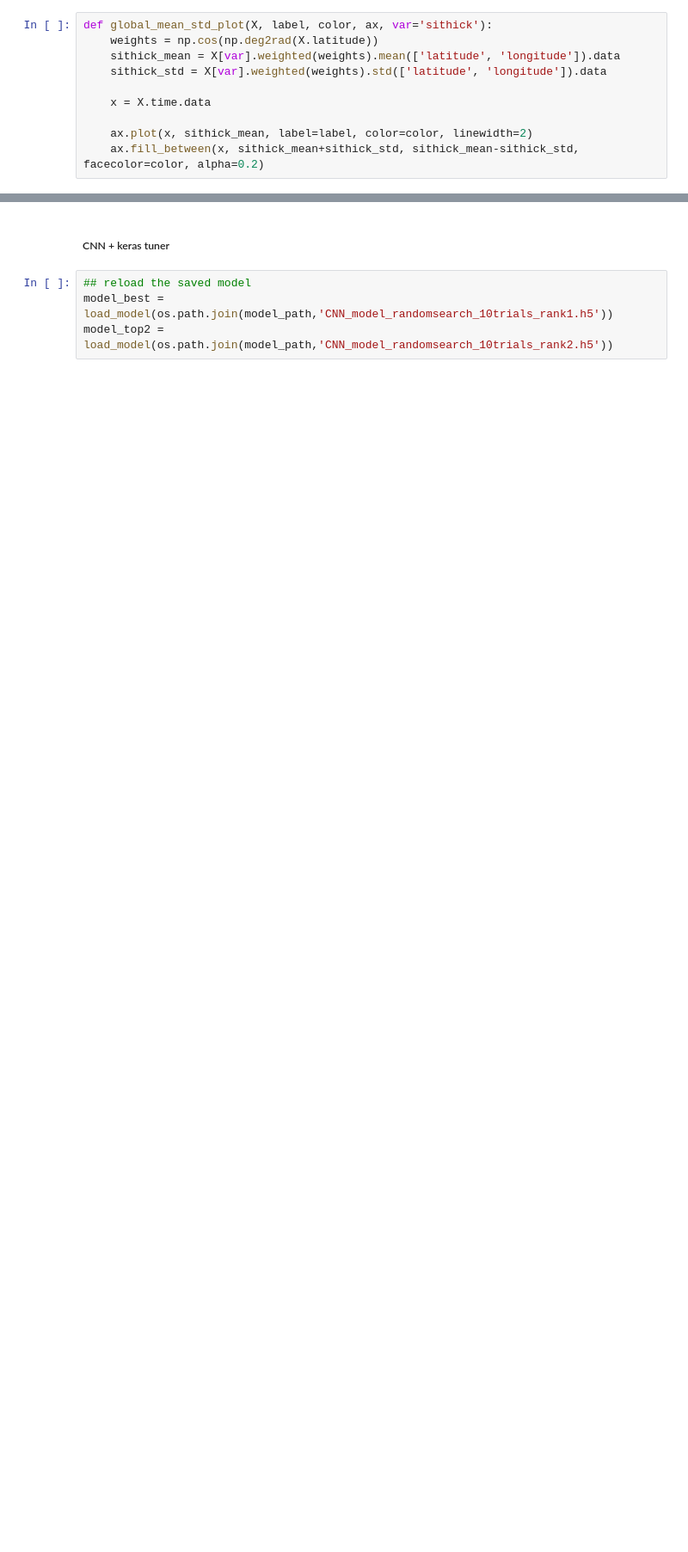
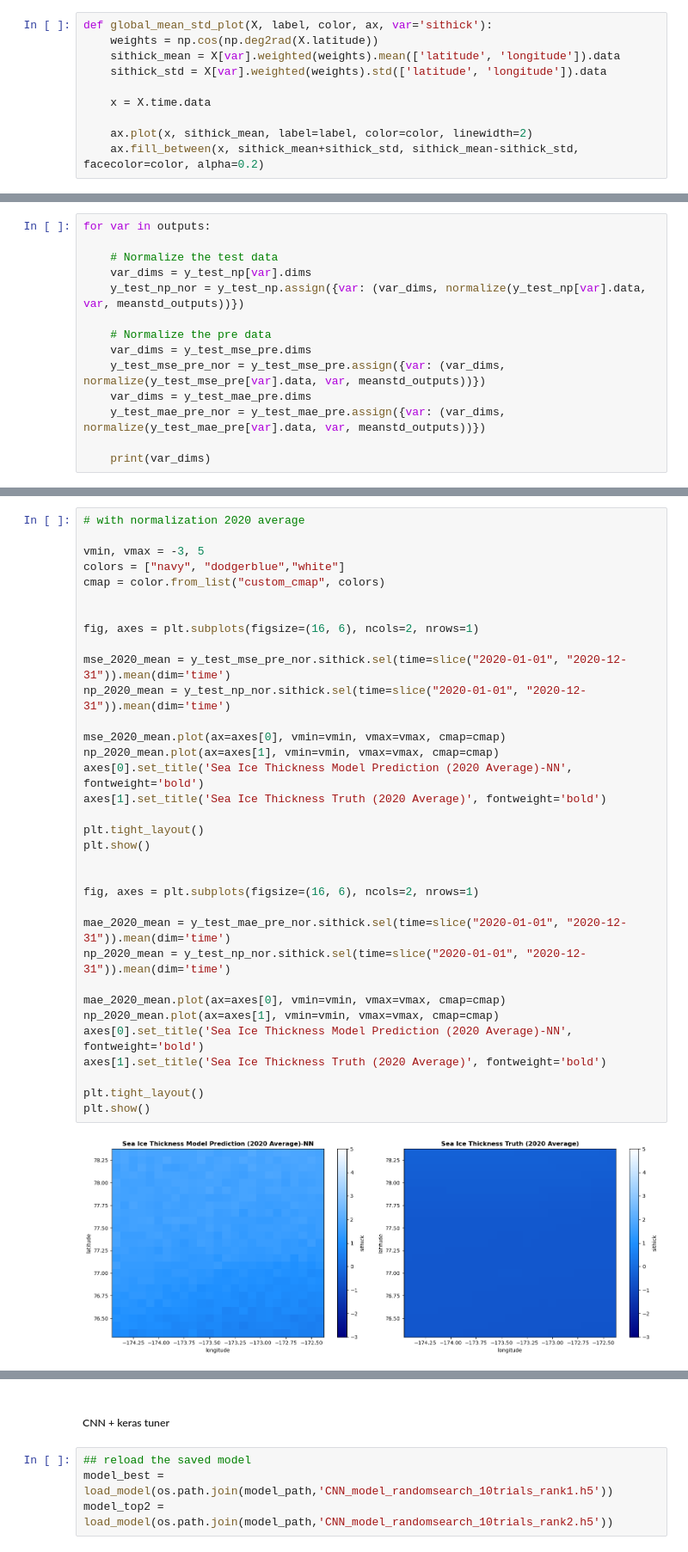
Before and after one commit to tmkel/EAEE4000_MLProject, a Jupyter notebook: Final Project_bering_strait.ipynb, the cells around one changed output, grey strips where cells are left out. Shown at 86% size. Cells and saved outputs as stored; diff of their text form; blank space fills up the shorter version.

```diff
--- a/Final Project_bering_strait.ipynb
+++ b/Final Project_bering_strait.ipynb
@@ -1008,0 +827,14 @@ plt.tight_layout()
+# %%
+for var in outputs:
+
+    # Normalize the test data
+    var_dims = y_test_np[var].dims
+    y_test_np_nor = y_test_np.assign({var: (var_dims, normalize(y_test_np[var].data, var, meanstd_outputs))})
+
+    # Normalize the pre data
+    var_dims = y_test_mse_pre.dims
+    y_test_mse_pre_nor = y_test_mse_pre.assign({var: (var_dims, normalize(y_test_mse_pre[var].data, var, meanstd_outputs))})
+    var_dims = y_test_mae_pre.dims
+    y_test_mae_pre_nor = y_test_mae_pre.assign({var: (var_dims, normalize(y_test_mae_pre[var].data, var, meanstd_outputs))})
+
+    print(var_dims)
@@ -1086,0 +922,36 @@ NameError: name 'LinearSegmentedColormap' is not defined
+# %%
+# with normalization 2020 average
+
+vmin, vmax = -3, 5
+colors = ["navy", "dodgerblue","white"]
+cmap = color.from_list("custom_cmap", colors)
+
+
+fig, axes = plt.subplots(figsize=(16, 6), ncols=2, nrows=1)
+
+mse_2020_mean = y_test_mse_pre_nor.sithick.sel(time=slice("2020-01-01", "2020-12-31")).mean(dim='time')
+np_2020_mean = y_test_np_nor.sithick.sel(time=slice("2020-01-01", "2020-12-31")).mean(dim='time')
+
+mse_2020_mean.plot(ax=axes[0], vmin=vmin, vmax=vmax, cmap=cmap)
+np_2020_mean.plot(ax=axes[1], vmin=vmin, vmax=vmax, cmap=cmap)
+axes[0].set_title('Sea Ice Thickness Model Prediction (2020 Average)-NN', fontweight='bold')
+axes[1].set_title('Sea Ice Thickness Truth (2020 Average)', fontweight='bold')
+
+plt.tight_layout()
+plt.show()
+
+
+fig, axes = plt.subplots(figsize=(16, 6), ncols=2, nrows=1)
+
+mae_2020_mean = y_test_mae_pre_nor.sithick.sel(time=slice("2020-01-01", "2020-12-31")).mean(dim='time')
+np_2020_mean = y_test_np_nor.sithick.sel(time=slice("2020-01-01", "2020-12-31")).mean(dim='time')
+
+mae_2020_mean.plot(ax=axes[0], vmin=vmin, vmax=vmax, cmap=cmap)
+np_2020_mean.plot(ax=axes[1], vmin=vmin, vmax=vmax, cmap=cmap)
+axes[0].set_title('Sea Ice Thickness Model Prediction (2020 Average)-NN', fontweight='bold')
+axes[1].set_title('Sea Ice Thickness Truth (2020 Average)', fontweight='bold')
+
+plt.tight_layout()
+plt.show()
+# %% [output]
+[figure, added]
```
Also changed, not shown: parts of 64 cells of this notebook, 1 other file.
